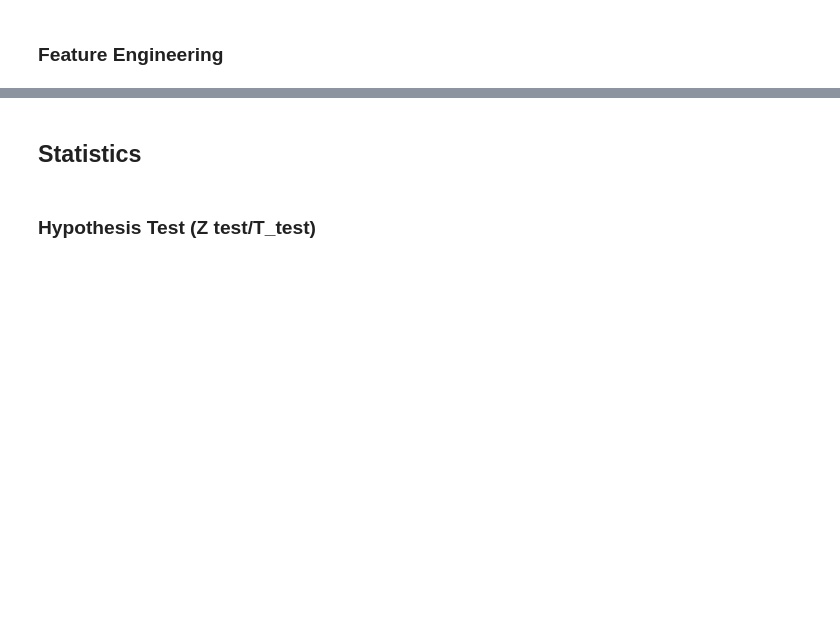
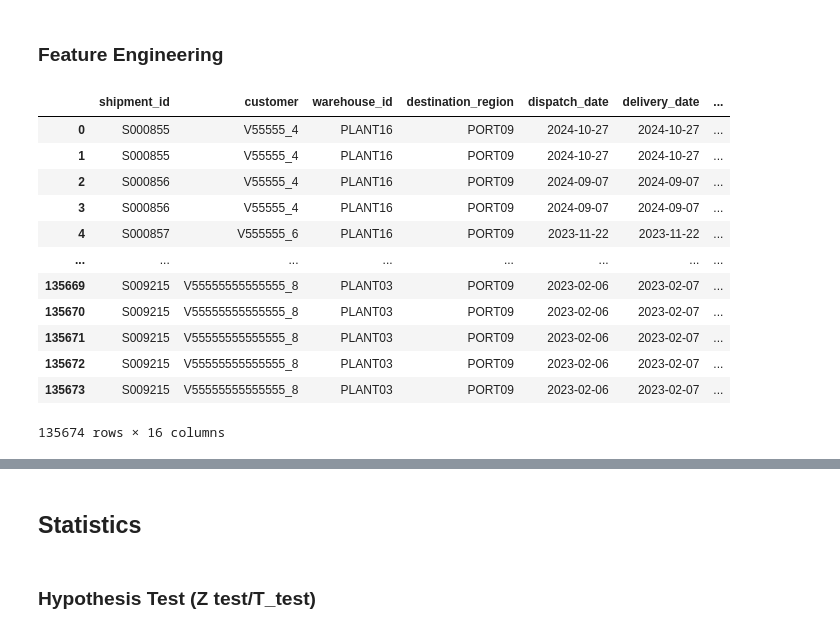
Before and after one commit to rahul1802/niit-capstone-project-datascience, a Jupyter notebook: ML_Course7_Proj.ipynb, the cells around one changed output, grey strips where cells are left out. Cells and saved outputs as stored; diff of their text form; code cells hidden in the pictures; blank space fills up the shorter version.

```diff
--- a/ML_Course7_Proj.ipynb
+++ b/ML_Course7_Proj.ipynb
@@ -52,6 +113,22 @@ shipment_df=convert_date_columns(shipment_df,data_cols)
 ### Feature Engineering
 # %%
 import  Custom_modules.preprocessing.feature_engineering as fe
+# %%
+shipment_df
+# %% [output]
+|  | shipment_id | customer | warehouse_id | destination_region | dispatch_date | delivery_date | ... |
+| 0 | S000855 | V55555_4 | PLANT16 | PORT09 | 2024-10-27 | 2024-10-27 | ... |
+| 1 | S000855 | V55555_4 | PLANT16 | PORT09 | 2024-10-27 | 2024-10-27 | ... |
+| 2 | S000856 | V55555_4 | PLANT16 | PORT09 | 2024-09-07 | 2024-09-07 | ... |
+| 3 | S000856 | V55555_4 | PLANT16 | PORT09 | 2024-09-07 | 2024-09-07 | ... |
+| 4 | S000857 | V555555_6 | PLANT16 | PORT09 | 2023-11-22 | 2023-11-22 | ... |
+| ... | ... | ... | ... | ... | ... | ... | ... |
+| 135669 | S009215 | V55555555555555_8 | PLANT03 | PORT09 | 2023-02-06 | 2023-02-07 | ... |
+| 135670 | S009215 | V55555555555555_8 | PLANT03 | PORT09 | 2023-02-06 | 2023-02-07 | ... |
+| 135671 | S009215 | V55555555555555_8 | PLANT03 | PORT09 | 2023-02-06 | 2023-02-07 | ... |
+| 135672 | S009215 | V55555555555555_8 | PLANT03 | PORT09 | 2023-02-06 | 2023-02-07 | ... |
+| 135673 | S009215 | V55555555555555_8 | PLANT03 | PORT09 | 2023-02-06 | 2023-02-07 | ... |
+135674 rows × 16 columns
 # %%
 shipment_df=fe.create_delivery_features(shipment_df)
 shipment_df.head()
```
Also changed, not shown: parts of 45 cells of this notebook, 2 other files.
